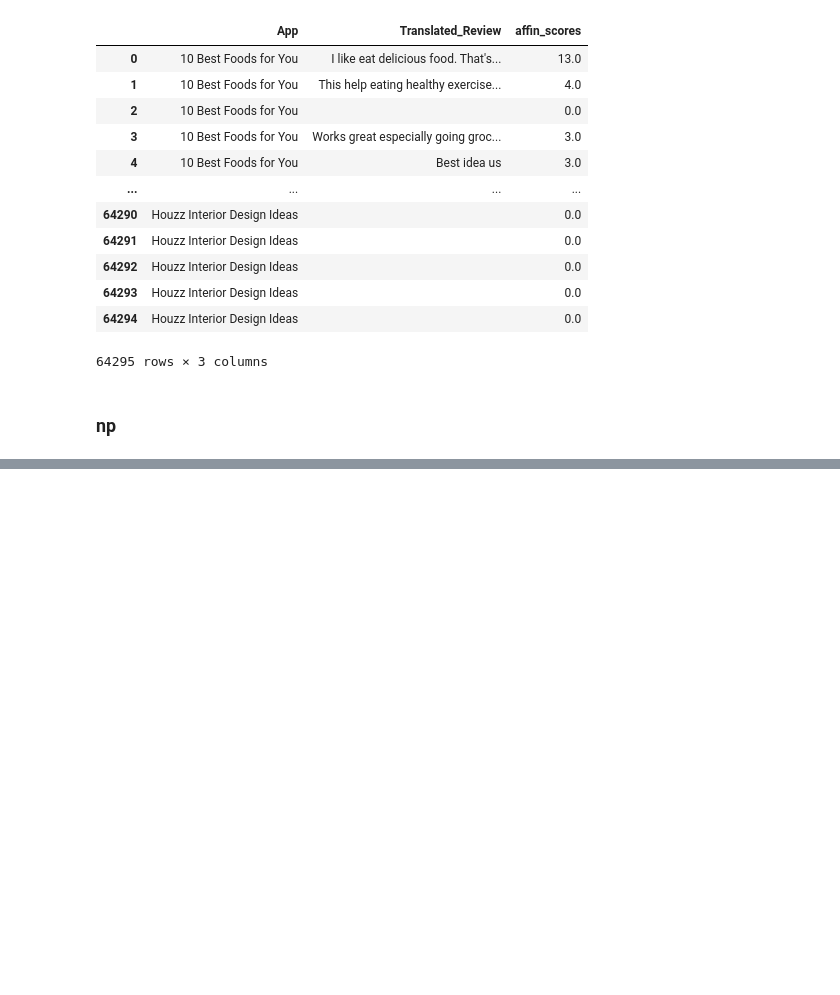
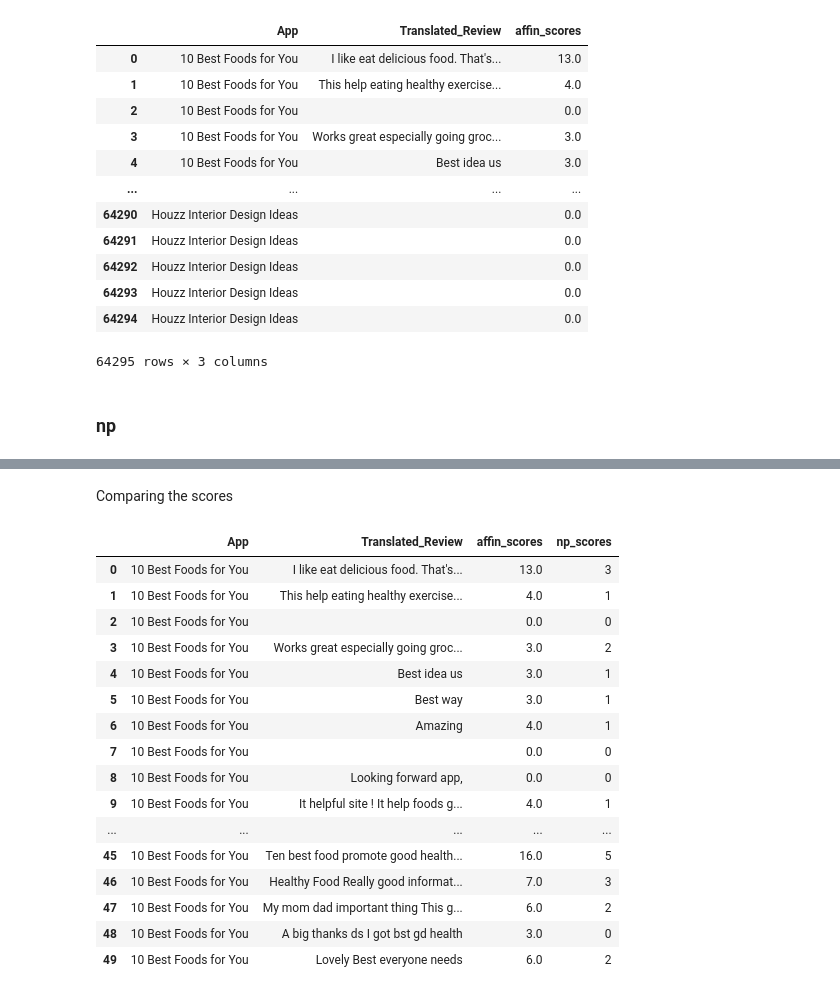
Before and after one commit to shalabajza/Develhope_Project_v2_team-2, a Jupyter notebook: Week 4/Week_4_Task_2_Mohammad.ipynb, the cells around one changed output, grey strips where cells are left out. Cells and saved outputs as stored; diff of their text form; code cells hidden in the pictures; blank space fills up the shorter version.

```diff
--- a/Week 4/Week_4_Task_2_Mohammad.ipynb
+++ b/Week 4/Week_4_Task_2_Mohammad.ipynb
@@ -108,4 +124,5 @@ df
 # %%
-n = pd.read_excel("../Week 0 (Original database)/n.xlsx")
+n = pd.read_excel("../Week 0 (Original database)/n.xlsx", header=None, names=['words'])
+n = n.words.to_list()
 n
 # %% [output]
@@ -125,4 +148,5 @@ n
 # %%
-p = pd.read_excel("../Week 0 (Original database)/p.xlsx")
+p = pd.read_excel("../Week 0 (Original database)/p.xlsx", header=None, names=['words'])
+p = p.words.to_list()
 p
 # %% [output]
@@ -141,0 +172,17 @@ p
+# %%
+np_scores = []
+counter = 0
+for i in reviews:
+    word_list = i.split()
+
+    for j in word_list:
+        if j in p:
+            counter = counter+1
+        if j in n:
+           counter = counter-1
+        else:
+            continue
+    np_scores.append(counter)
+    counter = 0
+
+print(np_scores)
@@ -141,0 +193,3 @@ p
+# %%
+df['np_scores'] = np_scores
+df
@@ -141,0 +210,22 @@ p
+# %% [markdown]
+Comparing the scores
+# %%
+df.head(50)
+# %% [output]
+|  | App | Translated_Review | affin_scores | np_scores |
+| 0 | 10 Best Foods for You | I like eat delicious food. That's... | 13.0 | 3 |
+| 1 | 10 Best Foods for You | This help eating healthy exercise... | 4.0 | 1 |
+| 2 | 10 Best Foods for You |  | 0.0 | 0 |
+| 3 | 10 Best Foods for You | Works great especially going groc... | 3.0 | 2 |
+| 4 | 10 Best Foods for You | Best idea us | 3.0 | 1 |
+| 5 | 10 Best Foods for You | Best way | 3.0 | 1 |
+| 6 | 10 Best Foods for You | Amazing | 4.0 | 1 |
+| 7 | 10 Best Foods for You |  | 0.0 | 0 |
+| 8 | 10 Best Foods for You | Looking forward app, | 0.0 | 0 |
+| 9 | 10 Best Foods for You | It helpful site ! It help foods g... | 4.0 | 1 |
+| ... | ... | ... | ... | ... |
+| 45 | 10 Best Foods for You | Ten best food promote good health... | 16.0 | 5 |
+| 46 | 10 Best Foods for You | Healthy Food Really good informat... | 7.0 | 3 |
+| 47 | 10 Best Foods for You | My mom dad important thing This g... | 6.0 | 2 |
+| 48 | 10 Best Foods for You | A big thanks ds I got bst gd health | 3.0 | 0 |
+| 49 | 10 Best Foods for You | Lovely Best everyone needs | 6.0 | 2 |
```
Also changed, not shown: parts of 10 cells of this notebook.
